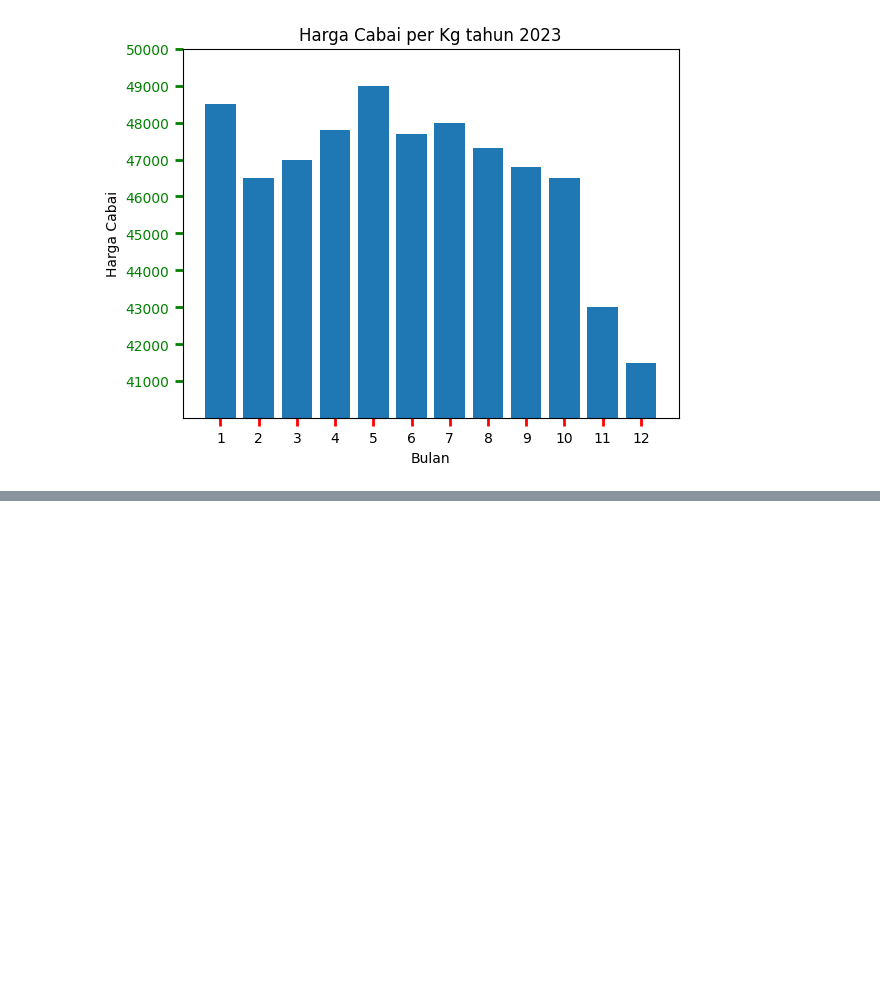
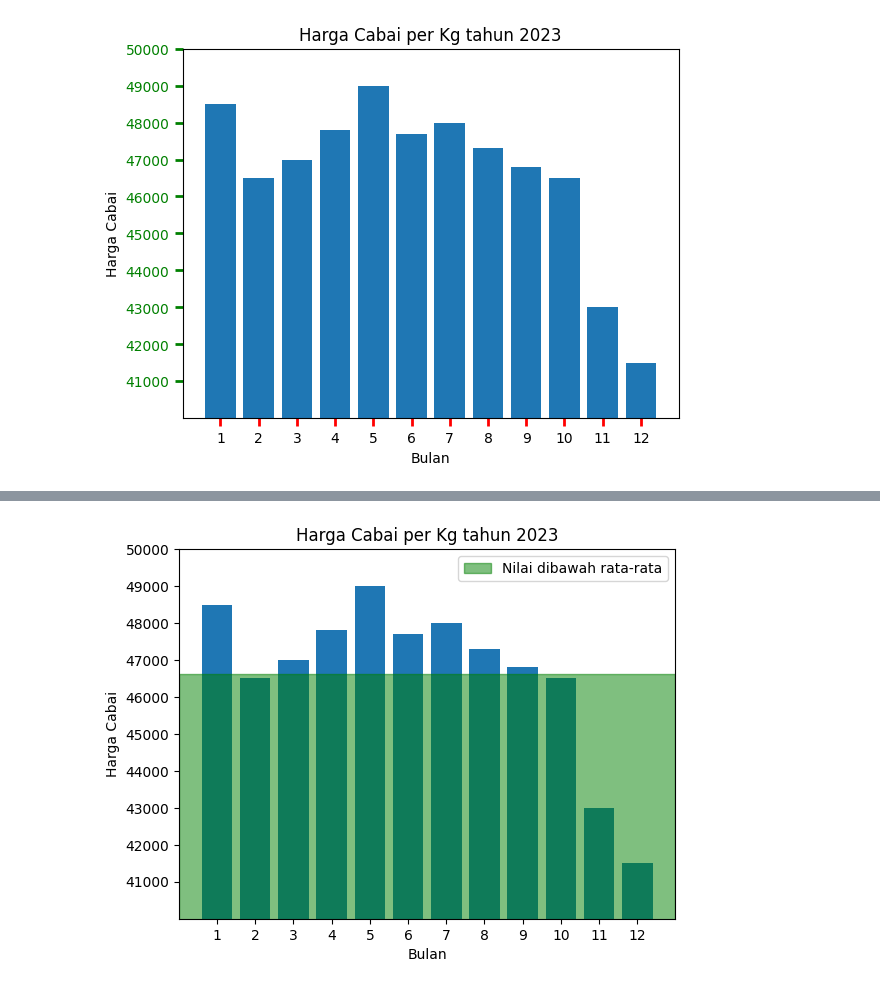
Before and after one commit to IdhamAbidinKaisilay/BelajarDataAnalyst, a Jupyter notebook: Bar_Plot_dan_Scatter_Plot.ipynb, the cells around one changed output, grey strips where cells are left out. Cells and saved outputs as stored; diff of their text form; code cells hidden in the pictures; blank space fills up the shorter version.

```diff
--- a/Bar_Plot_dan_Scatter_Plot.ipynb
+++ b/Bar_Plot_dan_Scatter_Plot.ipynb
@@ -53,0 +83,22 @@ plt.show()
+# %%
+plt.bar(bulan, harga_cabai)
+plt.ylim(40000, 50000)
+
+
+plt.xticks(bulan)
+plt.yticks([41000, 42000, 43000, 44000,
+            45000, 46000, 47000, 48000,
+            49000, 50000])
+
+rerata = sum(harga_cabai) / len(harga_cabai)
+
+plt.axhspan(0, rerata, color='green',
+            alpha=0.5, label='Nilai dibawah rata-rata')
+
+plt.title('Harga Cabai per Kg tahun 2023')
+plt.legend()
+plt.xlabel('Bulan')
+plt.ylabel('Harga Cabai')
+plt.show()
+# %% [output]
+[figure, added]
```
Also changed, not shown: parts of 5 cells of this notebook.
